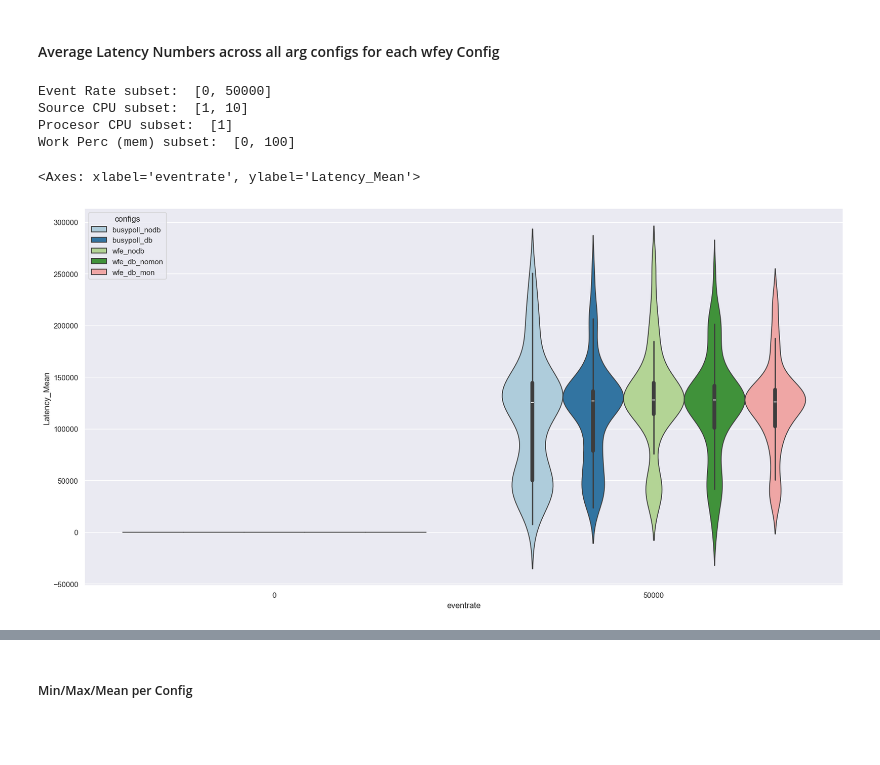
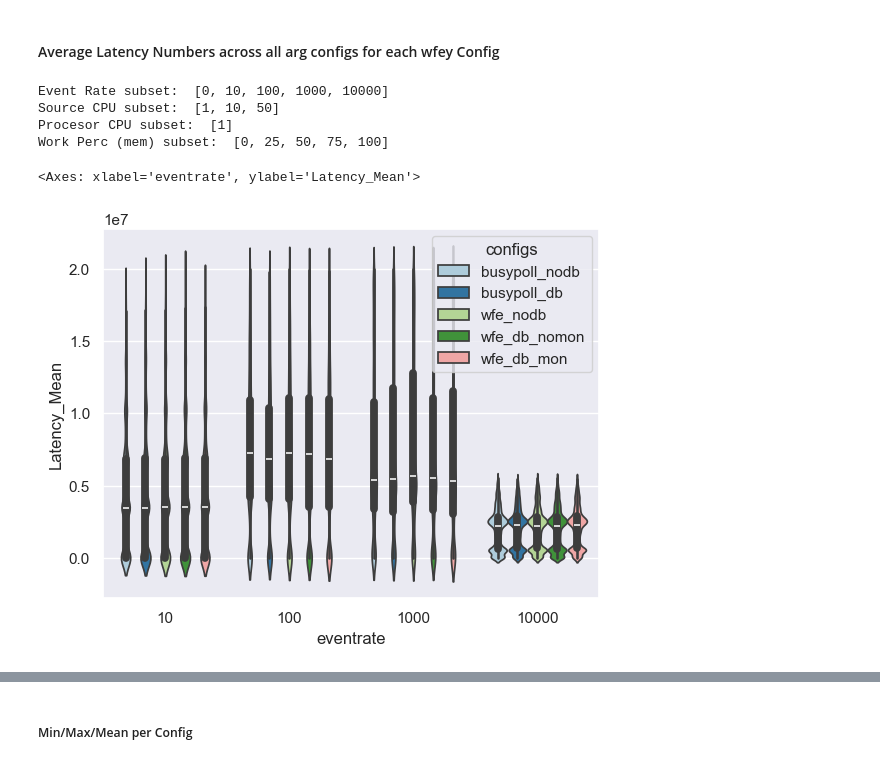
Before and after one commit to jappavoo/wfey, a Jupyter notebook: notebooks/wfey_sweep-wModule.ipynb, the cells around one changed output, grey strips where cells are left out. Saved outputs shown, nothing was run; the diff lists cells and outputs as text; code cells hidden in the pictures; blank space fills up the shorter version.

Commit message:
feat(notebooks): minor changes & new graphs

```diff
--- a/notebooks/wfey_sweep-wModule.ipynb
+++ b/notebooks/wfey_sweep-wModule.ipynb
@@ -401,16 +444,16 @@ NameError: name 'bm_output_clean' is not defined
 # %%
 #print(df_used[ ( df_used['eventrate'] != 100000)].loc[:, ['KEY', 'latency_mean']])
 df_used = return_df(bm_perf_latency_output_flat)
-new_df =df_used[ ( df_used['eventrate'] != 100000)]
+new_df =df_used[ ( df_used['eventrate'] != 0) & ( df_used['Latency_Mean'] < 20000000)]
 #print(new_df)
 fig, ax = plt.subplots(figsize=(20, 10))
 sns.violinplot(data=new_df, x='eventrate', y='Latency_Mean', hue='configs')
 # %% [output]
-Event Rate subset:  [0, 50000]
-Source CPU subset:  [1, 10]
+Event Rate subset:  [0, 10, 100, 1000, 10000]
+Source CPU subset:  [1, 10, 50]
 Procesor CPU subset:  [1]
-Work Perc (mem) subset:  [0, 100]
+Work Perc (mem) subset:  [0, 25, 50, 75, 100]
 <Axes: xlabel='eventrate', ylabel='Latency_Mean'>
-[figure, old version]
+[figure, new version]
 # %%
 sns.violinplot(data=df_used, x='eventrate', y='Latency_Min', hue='configs')
```
Also changed, not shown: parts of 17 cells of this notebook, 2 other files.
